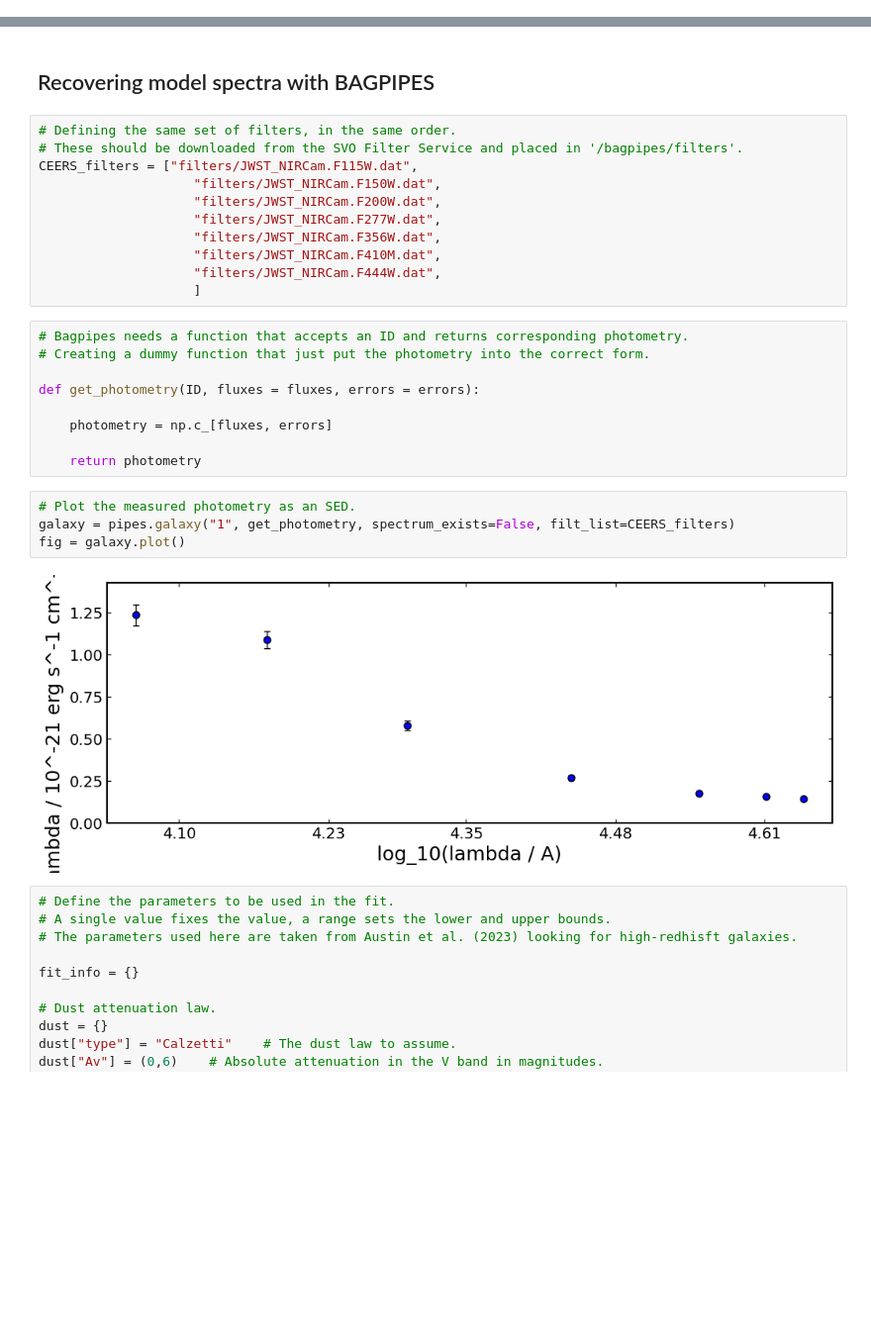
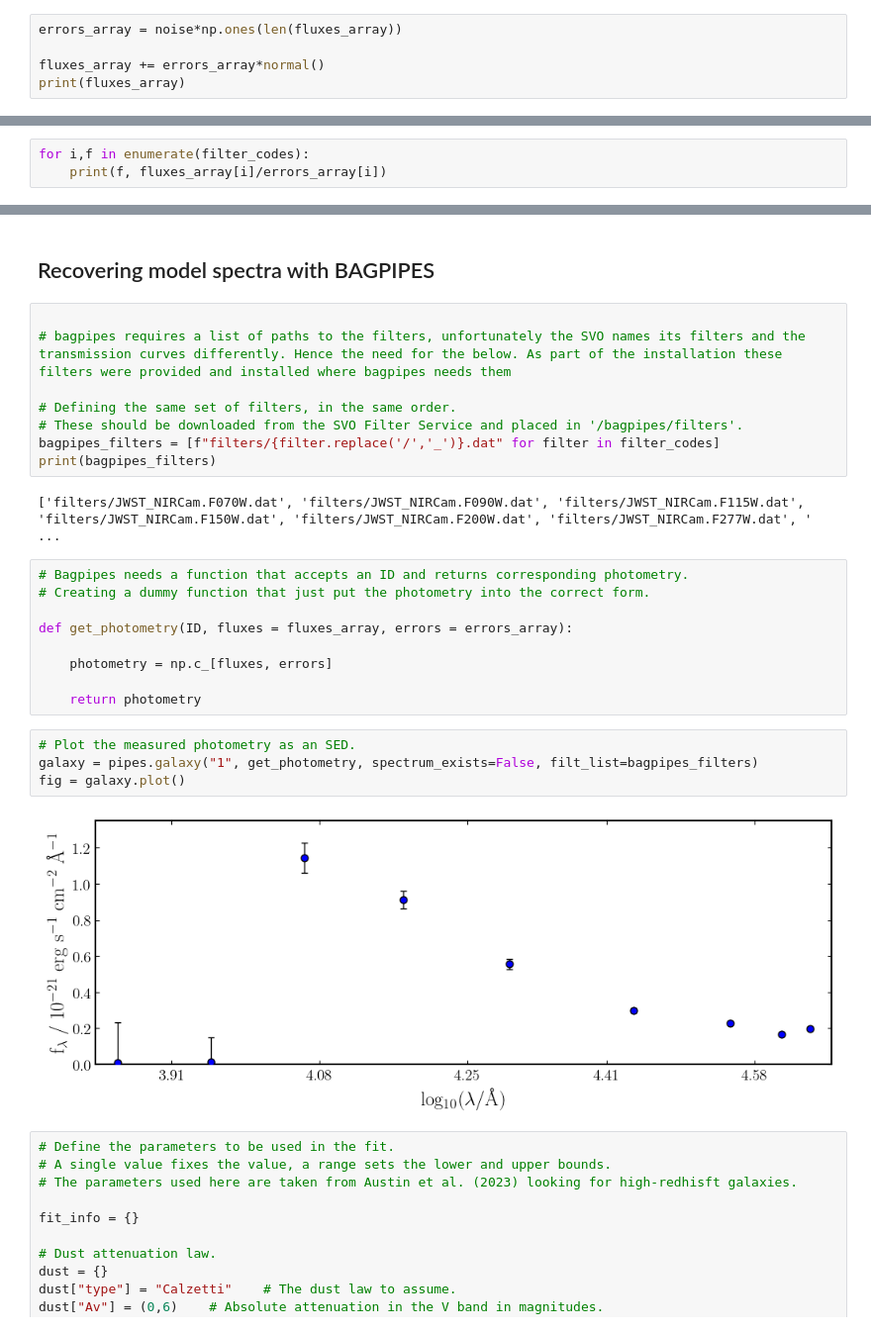
Before and after one commit to stephenmwilkins/gradnet23_exgal_sed, a Jupyter notebook: notebooks/synthesizer-bagpipes.ipynb, the cells around one changed output, grey strips where cells are left out. Shown at 99% size. Cells and saved outputs as stored; diff of their text form; blank space fills up the shorter version.

```diff
--- a/notebooks/synthesizer-bagpipes.ipynb
+++ b/notebooks/synthesizer-bagpipes.ipynb
@@ -139,0 +156,5 @@ fluxes = normal(fluxes,errors)
+# %%
+errors_array = noise*np.ones(len(fluxes_array))
+
+fluxes_array += errors_array*normal()
+print(fluxes_array)
@@ -139,0 +167,3 @@ fluxes = normal(fluxes,errors)
+# %%
+for i,f in enumerate(filter_codes):
+    print(f, fluxes_array[i]/errors_array[i])
@@ -140,31 +180,30 @@ fluxes = normal(fluxes,errors)
 # %% [markdown]
 ## Recovering model spectra with BAGPIPES
-# %%
-# Defining the same set of filters, in the same order.
-# These should be downloaded from the SVO Filter Service and placed in '/bagpipes/filters'.
-CEERS_filters = ["filters/JWST_NIRCam.F115W.dat",
-                    "filters/JWST_NIRCam.F150W.dat",
-                    "filters/JWST_NIRCam.F200W.dat",
-                    "filters/JWST_NIRCam.F277W.dat",
-                    "filters/JWST_NIRCam.F356W.dat",
-                    "filters/JWST_NIRCam.F410M.dat",
-                    "filters/JWST_NIRCam.F444W.dat",
-                    ]
+# %%
+
+# bagpipes requires a list of paths to the filters, unfortunately the SVO names its filters and the transmission curves differently. Hence the need for the below. As part of the installation these filters were provided and installed where bagpipes needs them
+
+# Defining the same set of filters, in the same order.
+# These should be downloaded from the SVO Filter Service and placed in '/bagpipes/filters'.
+bagpipes_filters = [f"filters/{filter.replace('/','_')}.dat" for filter in filter_codes]
+print(bagpipes_filters)
+# %% [output]
+['filters/JWST_NIRCam.F070W.dat', 'filters/JWST_NIRCam.F090W.dat', 'filters/JWST_NIRCam.F115W.dat', 'filters/JWST_NIRCam.F150W.dat', 'filters/JWST_NIRCam.F200W.dat', 'filters/JWST_NIRCam.F277W.dat', ' ...
 # %%
 # Bagpipes needs a function that accepts an ID and returns corresponding photometry.
 # Creating a dummy function that just put the photometry into the correct form.
 
-def get_photometry(ID, fluxes = fluxes, errors = errors):
+def get_photometry(ID, fluxes = fluxes_array, errors = errors_array):
 
     photometry = np.c_[fluxes, errors]
 
     return photometry
 # %%
 # Plot the measured photometry as an SED.
-galaxy = pipes.galaxy("1", get_photometry, spectrum_exists=False, filt_list=CEERS_filters)
+galaxy = pipes.galaxy("1", get_photometry, spectrum_exists=False, filt_list=bagpipes_filters)
 fig = galaxy.plot()
 # %% [output]
-[figure, old version]
+[figure, new version]
 # %%
 # Define the parameters to be used in the fit.
 # A single value fixes the value, a range sets the lower and upper bounds.
```
Also changed, not shown: parts of 25 cells of this notebook, 2 other files.
